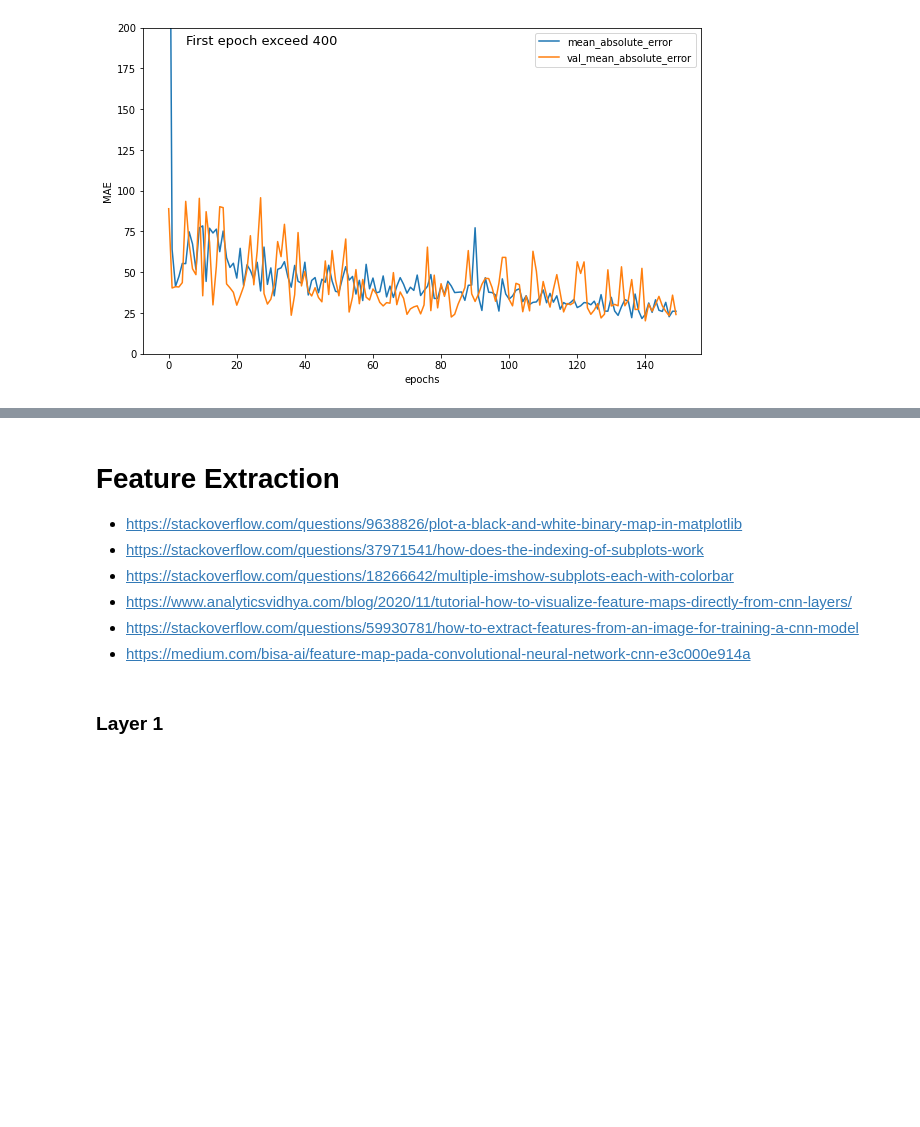
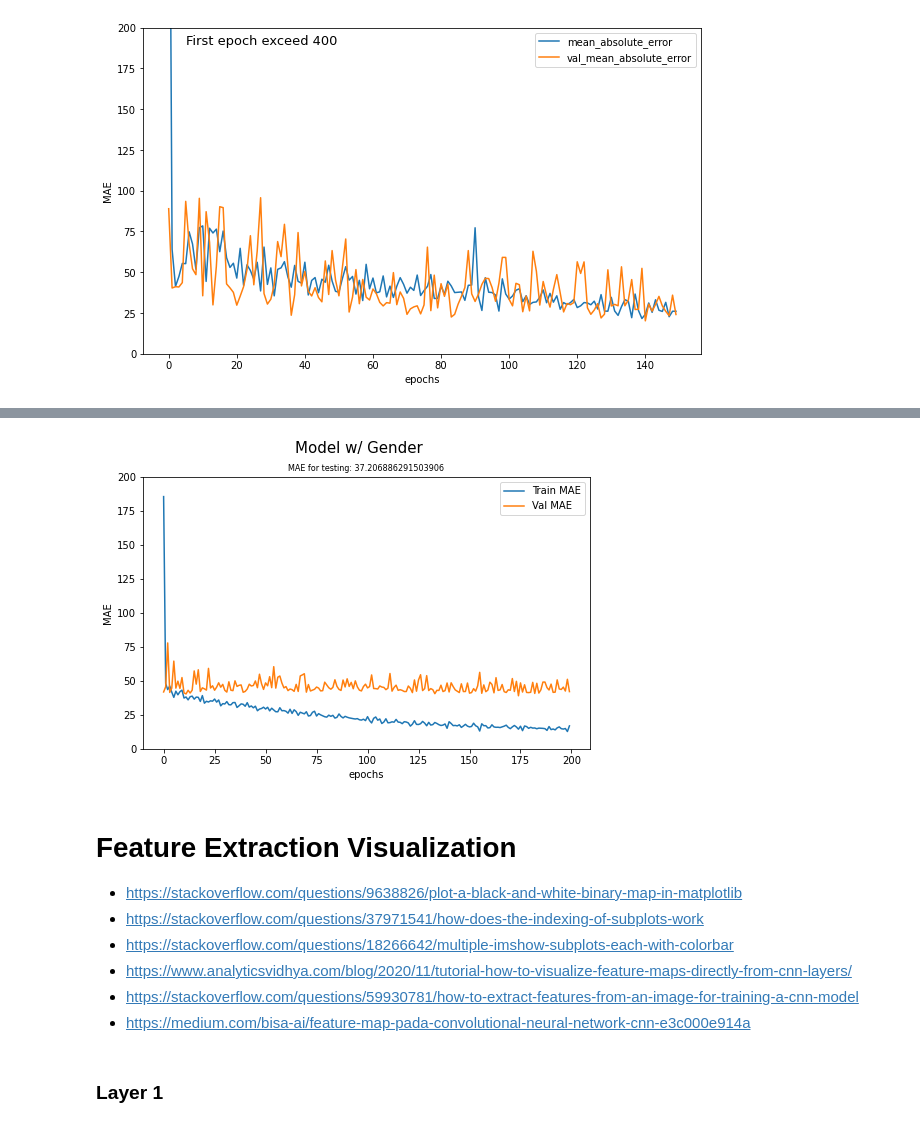
Before and after one commit to rinogrego/Bone-Age-Assessment, a Jupyter notebook: Bone Age Assessment.ipynb, the cells around one changed output, grey strips where cells are left out. Saved outputs shown, nothing was run; the diff lists cells and outputs as text; code cells hidden in the pictures; blank space fills up the shorter version.

```diff
--- a/Bone Age Assessment.ipynb
+++ b/Bone Age Assessment.ipynb
@@ -481,0 +470,23 @@ plt.show()
+# %%
+def process_gender_vectors(df, generator, X_vectors):
+    gender_value_vector = []
+
+    for fileName in generator.filenames:
+        male = df.loc[df['fileName'] == fileName]['male']
+        if bool(male.item()):
+            gender_value_vector.append(1)
+        else:
+            gender_value_vector.append(0)
+
+    gender_value_vector = np.expand_dims(gender_value_vector, axis=1)
+    X_new_vectors = np.append(X_vectors, gender_value_vector, axis=1)
+
+    return X_new_vectors
+# %%
+X_new_train_vectors = process_gender_vectors(df, train_generator, X_train_vectors)
+X_new_validation_vectors = process_gender_vectors(df, validation_generator, X_validation_vectors)
+X_new_test_vectors = process_gender_vectors(df, test_generator, X_test_vectors)
+
+print(X_new_train_vectors.shape)
+print(X_new_validation_vectors.shape)
+print(X_new_test_vectors.shape)
@@ -481,0 +568,4 @@ plt.show()
+# %%
+model_g = model_build(cnn_layer, gender=True)
+model_g.summary()
+model_g.compile(loss='mean_absolute_error', metrics=[MeanAbsoluteError()])
@@ -481,0 +591,7 @@ plt.show()
+# %%
+hist_g = model_g.fit(
+    X_new_train_vectors,
+    Y_train_vectors,
+    epochs=200,
+    validation_data=(X_new_validation_vectors, Y_validation_vectors)
+)
@@ -482,5 +622,18 @@ plt.show()
+# %%
+plt.figure(figsize=(8,5))
+plt.plot(hist_g.history['mean_absolute_error'])
+plt.plot(hist_g.history['val_mean_absolute_error'])
+plt.gca().set_ylim([0, 200])
+plt.xlabel("epochs")
+plt.ylabel("MAE")
+plt.legend(['Train MAE', 'Val MAE'])
+plt.title(f"MAE for testing: {res_g[0]}", size=8)
+plt.suptitle("Model w/ Gender", size=15)
+plt.show()
+# %% [output]
+[figure, added]
 # %% [markdown]
-# Feature Extraction
+# Feature Extraction Visualization
 - https://stackoverflow.com/questions/9638826/plot-a-black-and-white-binary-map-in-matplotlib
 - https://stackoverflow.com/questions/37971541/how-does-the-indexing-of-subplots-work
 - https://stackoverflow.com/questions/18266642/multiple-imshow-subplots-each-with-colorbar
```
Also changed, not shown: parts of 31 cells of this notebook.
